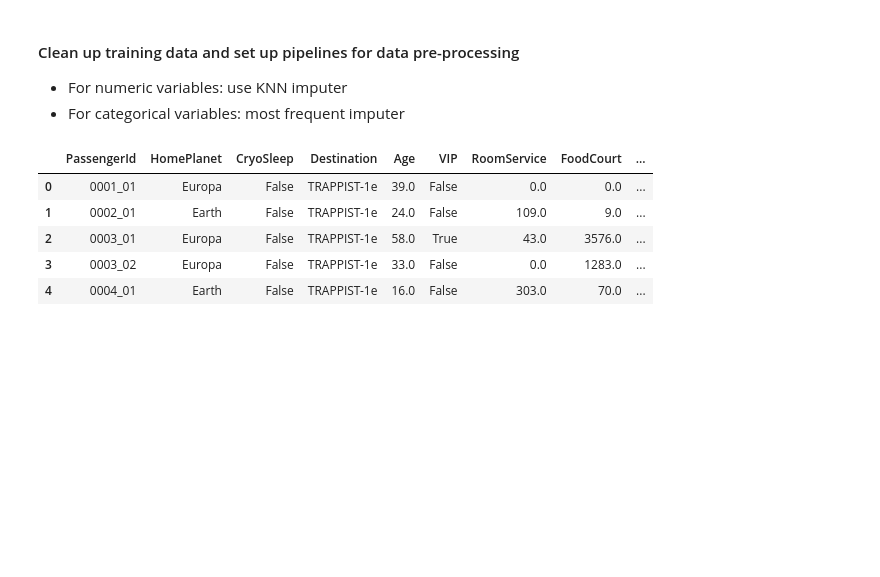
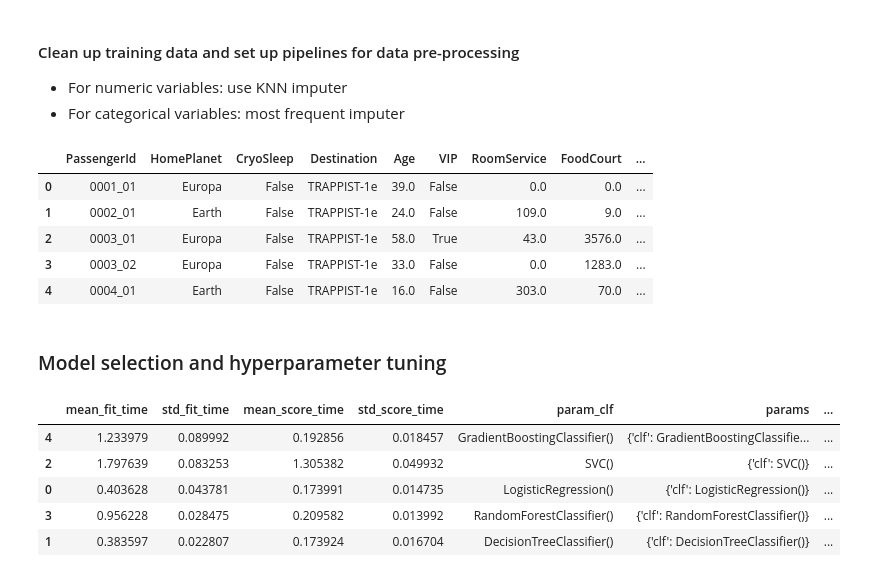
Before and after one commit to yxy1104/my_kaggle, a Jupyter notebook: spaceship_titanic/spaceship_titanic_eda.ipynb, the cells around one changed output. Cells and saved outputs as stored; diff of their text form; code cells hidden in the pictures; blank space fills up the shorter version.

```diff
--- a/spaceship_titanic/spaceship_titanic_eda.ipynb
+++ b/spaceship_titanic/spaceship_titanic_eda.ipynb
@@ -226,3 +235,5 @@ data_preprocessing = ColumnTransformer(
         ('cat', cat_pipeline, cat_vars)
     ]
 )
+# %% [markdown]
+### Model selection and hyperparameter tuning
@@ -228,0 +246,36 @@ data_preprocessing = ColumnTransformer(
+# %%
+model = Pipeline(
+    steps = [
+        ('data_processing', data_preprocessing),
+        ('clf', None)
+    ]
+)
+
+model_selection_grid = {
+    'clf': [LogisticRegression(), DecisionTreeClassifier(), SVC(), RandomForestClassifier(), GradientBoostingClassifier()]
+}
+
+scoring = {
+    'accuracy': 'accuracy',
+    'precision': 'precision',
+    'recall': 'recall',
+    'f1': 'f1',
+    'auc': 'roc_auc'
+}
+
+
+model_selection_grid = GridSearchCV(
+    model,
+    param_grid = model_selection_grid,
+    scoring = scoring,
+    refit = 'f1'
+).fit(X_train, y_train)
+# %%
+pd.DataFrame(model_selection_grid.cv_results_).sort_values(by = 'rank_test_f1')
+# %% [output]
+|  | mean_fit_time | std_fit_time | mean_score_time | std_score_time | param_clf | params | ... |
+| 4 | 1.233979 | 0.089992 | 0.192856 | 0.018457 | GradientBoostingClassifier() | {'clf': GradientBoostingClassifie... | ... |
+| 2 | 1.797639 | 0.083253 | 1.305382 | 0.049932 | SVC() | {'clf': SVC()} | ... |
+| 0 | 0.403628 | 0.043781 | 0.173991 | 0.014735 | LogisticRegression() | {'clf': LogisticRegression()} | ... |
+| 3 | 0.956228 | 0.028475 | 0.209582 | 0.013992 | RandomForestClassifier() | {'clf': RandomForestClassifier()} | ... |
+| 1 | 0.383597 | 0.022807 | 0.173924 | 0.016704 | DecisionTreeClassifier() | {'clf': DecisionTreeClassifier()} | ... |
```
Also changed, not shown: parts of 23 cells of this notebook.
